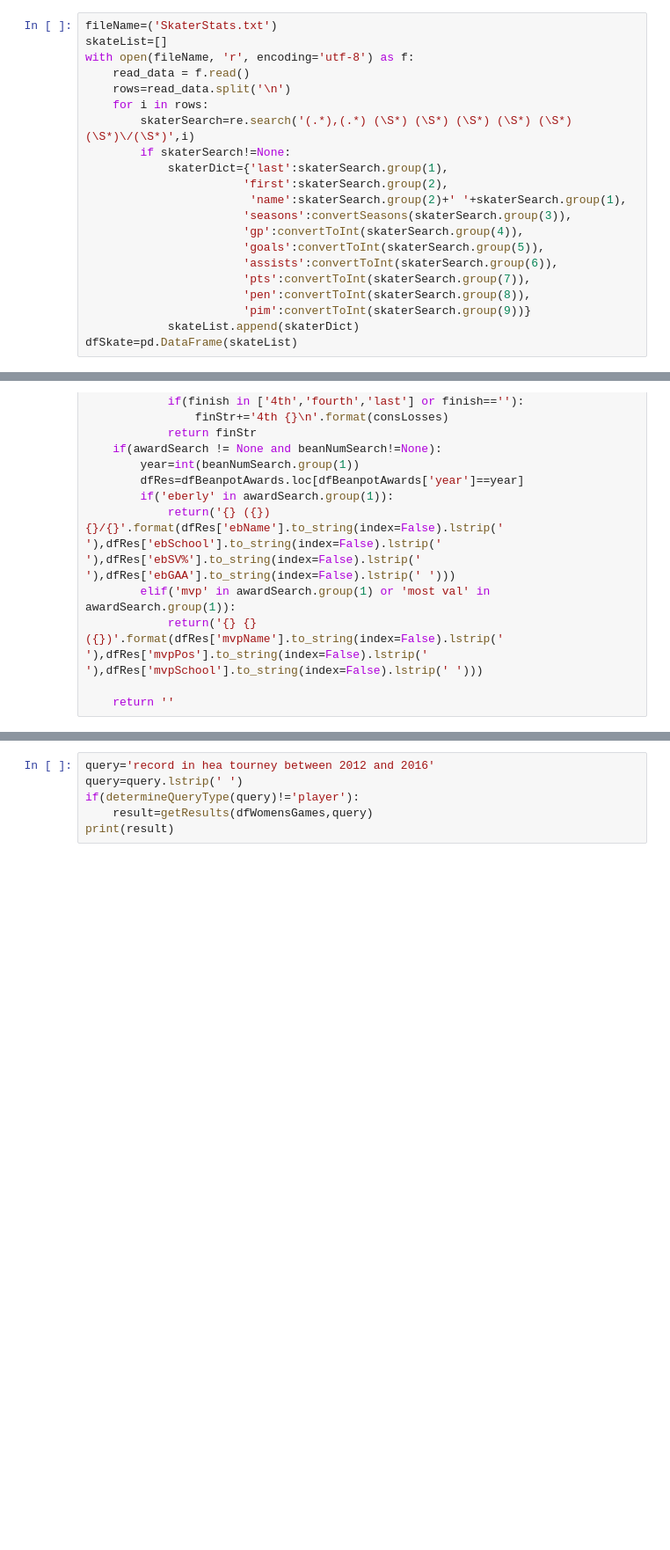
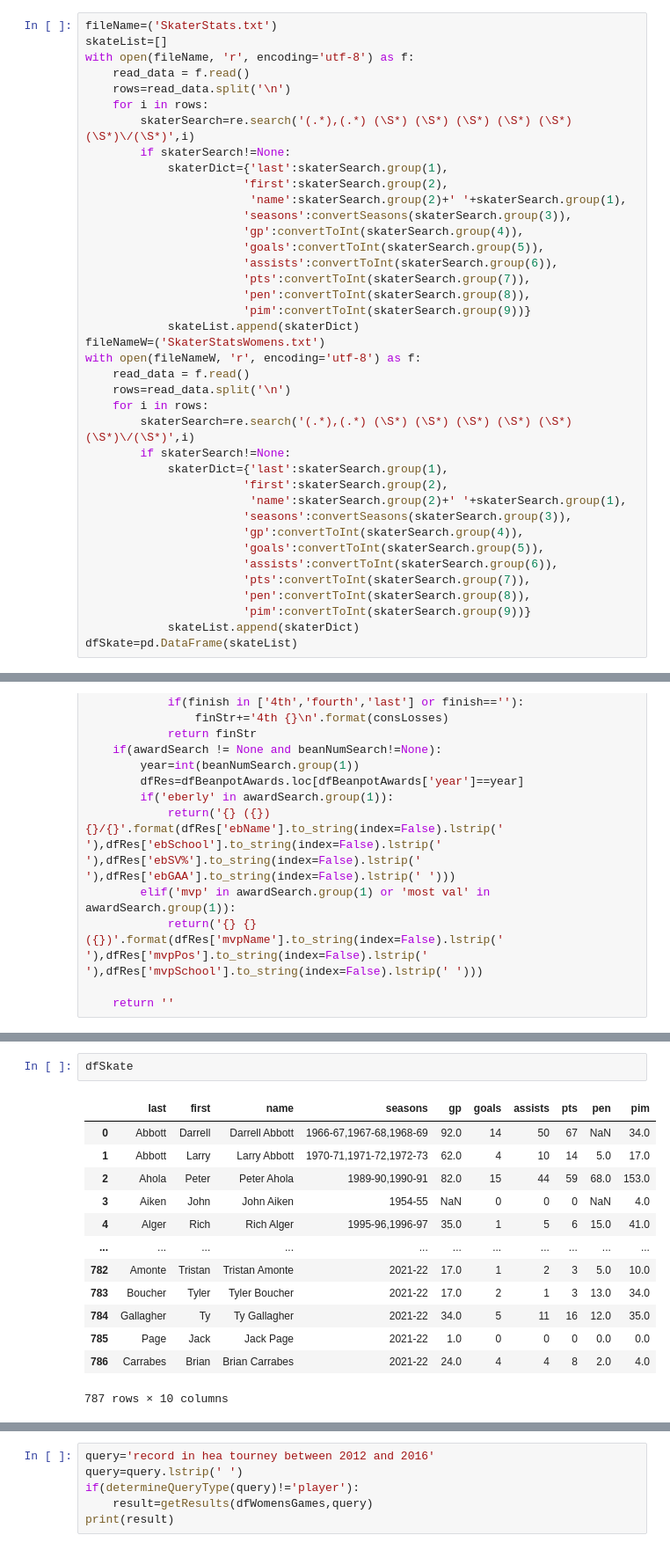
Before and after one commit to redsoxfan2194/buhockeystats, a Jupyter notebook: BU Record Book-Clean.ipynb, the cells around one changed output, grey strips where cells are left out. Shown at 88% size. Drawn from its saved outputs; the diff is of its cells as text; blank space fills up the shorter version.

```diff
--- a/BU Record Book-Clean.ipynb
+++ b/BU Record Book-Clean.ipynb
@@ -350,4 +350,22 @@ with open(fileName, 'r', encoding='utf-8') as f:
                        'pen':convertToInt(skaterSearch.group(8)),
                        'pim':convertToInt(skaterSearch.group(9))}
             skateList.append(skaterDict)
+fileNameW=('SkaterStatsWomens.txt')
+with open(fileNameW, 'r', encoding='utf-8') as f:
+    read_data = f.read()
+    rows=read_data.split('\n')
+    for i in rows:
+        skaterSearch=re.search('(.*),(.*) (\S*) (\S*) (\S*) (\S*) (\S*) (\S*)\/(\S*)',i)
+        if skaterSearch!=None:
+            skaterDict={'last':skaterSearch.group(1),
+                       'first':skaterSearch.group(2),
+                        'name':skaterSearch.group(2)+' '+skaterSearch.group(1),
+                       'seasons':convertSeasons(skaterSearch.group(3)),
+                       'gp':convertToInt(skaterSearch.group(4)),
+                       'goals':convertToInt(skaterSearch.group(5)),
+                       'assists':convertToInt(skaterSearch.group(6)),
+                       'pts':convertToInt(skaterSearch.group(7)),
+                       'pen':convertToInt(skaterSearch.group(8)),
+                       'pim':convertToInt(skaterSearch.group(9))}
+            skateList.append(skaterDict)
 dfSkate=pd.DataFrame(skateList)
@@ -1668,3 +1761,19 @@ John Cullen:98-143--241
+# %%
+dfSkate
+# %% [output]
+|  | last | first | name | seasons | gp | goals | assists | pts | pen | pim |
+| 0 | Abbott | Darrell | Darrell Abbott | 1966-67,1967-68,1968-69 | 92.0 | 14 | 50 | 67 | NaN | 34.0 |
+| 1 | Abbott | Larry | Larry Abbott | 1970-71,1971-72,1972-73 | 62.0 | 4 | 10 | 14 | 5.0 | 17.0 |
+| 2 | Ahola | Peter | Peter Ahola | 1989-90,1990-91 | 82.0 | 15 | 44 | 59 | 68.0 | 153.0 |
+| 3 | Aiken | John | John Aiken | 1954-55 | NaN | 0 | 0 | 0 | NaN | 4.0 |
+| 4 | Alger | Rich | Rich Alger | 1995-96,1996-97 | 35.0 | 1 | 5 | 6 | 15.0 | 41.0 |
+| ... | ... | ... | ... | ... | ... | ... | ... | ... | ... | ... |
+| 782 | Amonte | Tristan | Tristan Amonte | 2021-22 | 17.0 | 1 | 2 | 3 | 5.0 | 10.0 |
+| 783 | Boucher | Tyler | Tyler Boucher | 2021-22 | 17.0 | 2 | 1 | 3 | 13.0 | 34.0 |
+| 784 | Gallagher | Ty | Ty Gallagher | 2021-22 | 34.0 | 5 | 11 | 16 | 12.0 | 35.0 |
+| 785 | Page | Jack | Jack Page | 2021-22 | 1.0 | 0 | 0 | 0 | 0.0 | 0.0 |
+| 786 | Carrabes | Brian | Brian Carrabes | 2021-22 | 24.0 | 4 | 4 | 8 | 2.0 | 4.0 |
+787 rows × 10 columns
 # %%
 import pandas as pd
 import re
```
Also changed, not shown: parts of 5 cells of this notebook, 4 other files.
